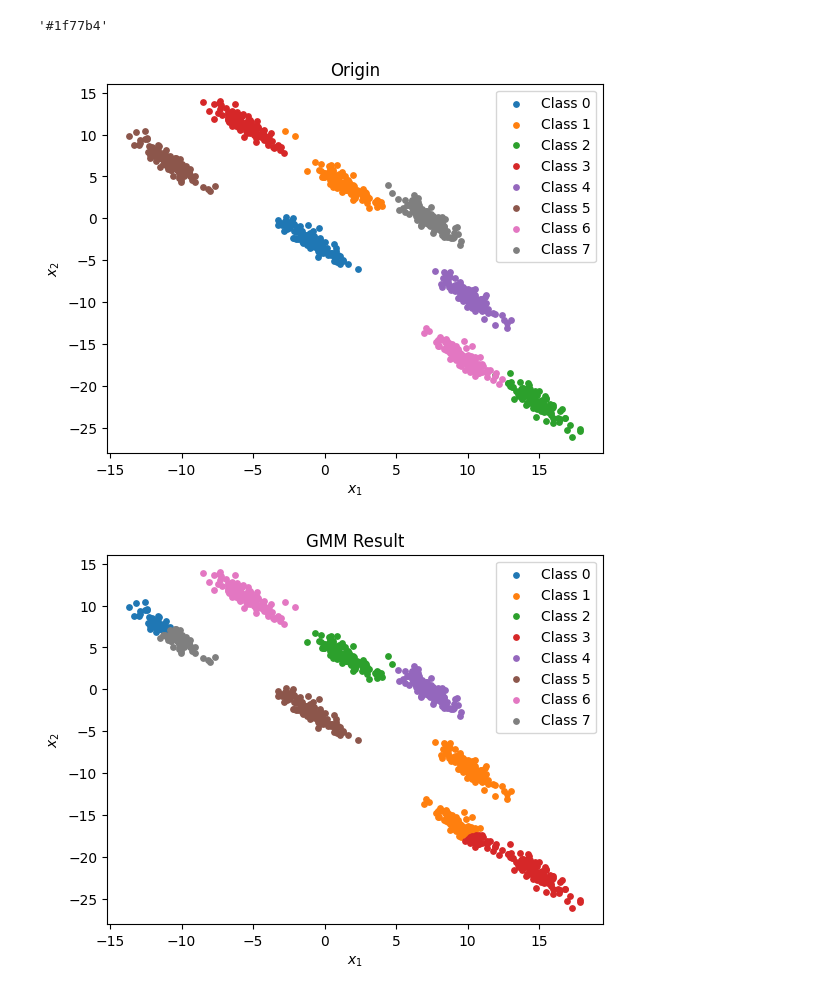
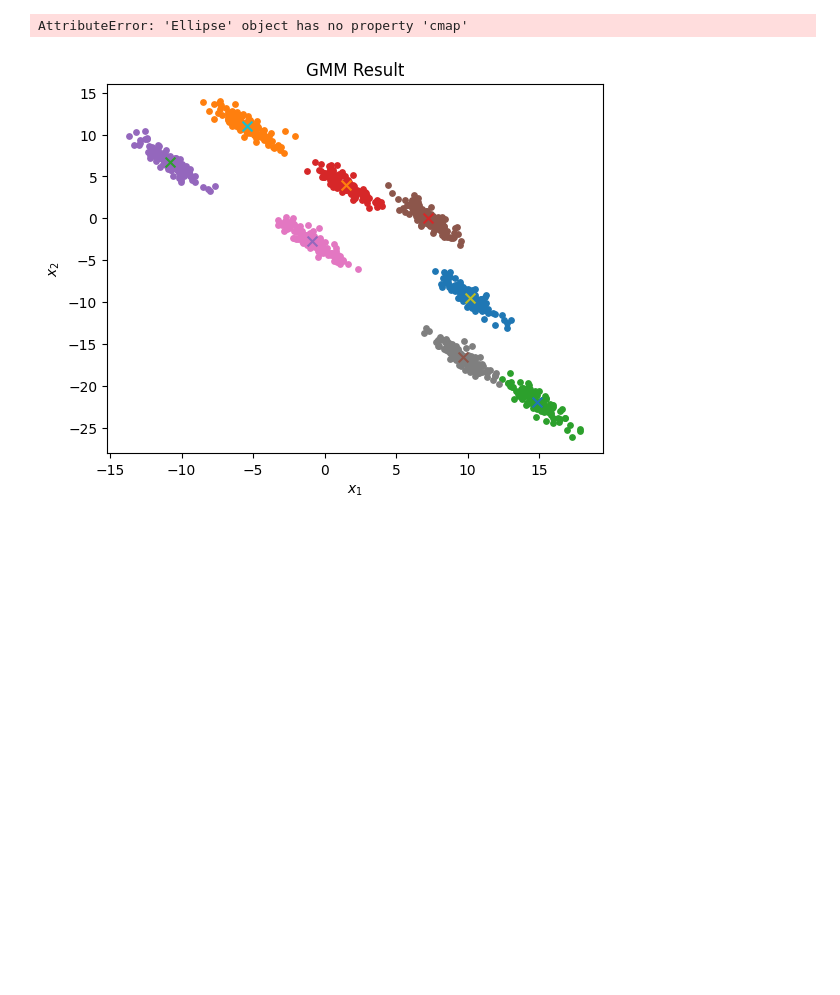
Before and after one commit to EonianCoda/ncku_IntroToAI_hw, a Jupyter notebook: hw5/gmm.ipynb, the cells around one changed output. Drawn from its saved outputs; the diff is of its cells as text; code cells hidden in the pictures; blank space fills up the shorter version.

```diff
--- a/hw5/gmm.ipynb
+++ b/hw5/gmm.ipynb
@@ -2,6 +2,25 @@
 import json
 import numpy as np
 import matplotlib.pyplot as plt
+from sklearn.mixture import GaussianMixture as GMM
+import matplotlib.colors as mcolors
+from matplotlib.patches import Ellipse
+
+def draw_ellipse(position, covariance, ax=None, **kwargs):
+    ax = ax or plt.gca()
+
+    # Convert covariance to principal axes
+    if covariance.shape == (2, 2):
+        U, s, Vt = np.linalg.svd(covariance)
+        angle = np.degrees(np.arctan2(U[1, 0], U[0, 0]))
+        width, height = 2 * np.sqrt(s)
+    else:
+        angle = 0
+        width, height = 2 * np.sqrt(covariance)
+    # Draw the Ellipse
+    for nsig in range(1, 4):
+        ax.add_patch(Ellipse(position, nsig * width, nsig * height,
+                             angle, **kwargs))
 
 with open('input.json', 'r') as inputFile:
     datas = json.load(inputFile)
@@ -9,13 +28,6 @@ with open('input.json', 'r') as inputFile:
 x1, y1 = datas['x1'], datas['y1']
 x2, y2 = datas['x2'], datas['y2']
 x3, y3 = datas['x3'], datas['y3']
-# %%
-import matplotlib.colors as mcolors
-
-colors = list(mcolors.TABLEAU_COLORS.keys())
-mcolors.TABLEAU_COLORS[colors[0]]
-# %% [output]
-'#1f77b4'
 # %%
 import matplotlib as mpl
 from sklearn.mixture import GaussianMixture as GMM
@@ -26,39 +38,49 @@ class GMM_predictor(object):
         self.y = y
         self.classes = np.unique(self.y)
         self.num_class = len(self.classes)
-
         self.colors = colors[:self.num_class]
+        self.gmm_ = None
     def draw_points(self, x, y, title=''):
         plt.figure()
         plt.xlabel('$x_1$')
         plt.ylabel('$x_2$')
         if title != '':
             plt.title(title)
         classes = np.unique(y)
         for c_idx, c in enumerate(classes):
             target = x[y == c,:]
             x1 = target[:, 0]
             x2 = target[:, 1]
             plt.scatter(x1, x2, cmap=self.colors[c_idx], s=15, label="Class {}".format(c))
+
+
+        w_factor = 0.2 / self.gmm_.weights_.max()
+        for c_idx, center in enumerate(self.gmm_.means_):
+            plt.scatter(center[0], center[1], marker='x', s=50)
+
+        # print(self.gmm_.covariances_.shape)
+        for c_idx, (pos, covar, w) in enumerate(zip(self.gmm_.means_, self.gmm_.covariances_, self.gmm_.weights_)):
+            draw_ellipse(pos, covar, alpha=w * w_factor, cmap=self.colors[c_idx])
+
         plt.legend()
         plt.show()
     def gmm_predict(self, max_iter:int=100, covariance_type:float='full', tol:float=1e-3):
-        gmm = GMM(n_components=self.num_class,
+        self.gmm_ = GMM(n_components=self.num_class,
                     covariance_type=covariance_type,
                     max_iter=max_iter,
                     tol=tol)
-        gmm.fit(self.x)
-        predict_y = gmm.predict(self.x)
+        self.gmm_ = self.gmm_.fit(self.x)
+        predict_y = self.gmm_.predict(self.x)
         self.draw_points(self.x , predict_y, 'GMM Result')
 
 
 gmm = GMM_predictor(x3, y3)
-gmm.draw_points(x3, y3, 'Origin')
-gmm.gmm_predict(max_iter=1, covariance_type='spherical')
+# gmm.draw_points(x3, y3, 'Origin')
+gmm.gmm_predict(max_iter=10)
 # gmm = GMM_predictor(x2, y2)
 # gmm.draw_points()
 # gmm = GMM_predictor(x3, y3)
 # gmm.draw_points()
 # %% [output]
+AttributeError: 'Ellipse' object has no property 'cmap'
-[figure, old version]
+[figure, new version]
-[figure, removed]
```
Also changed, not shown: parts of 1 cell of this notebook, 1 other file.
